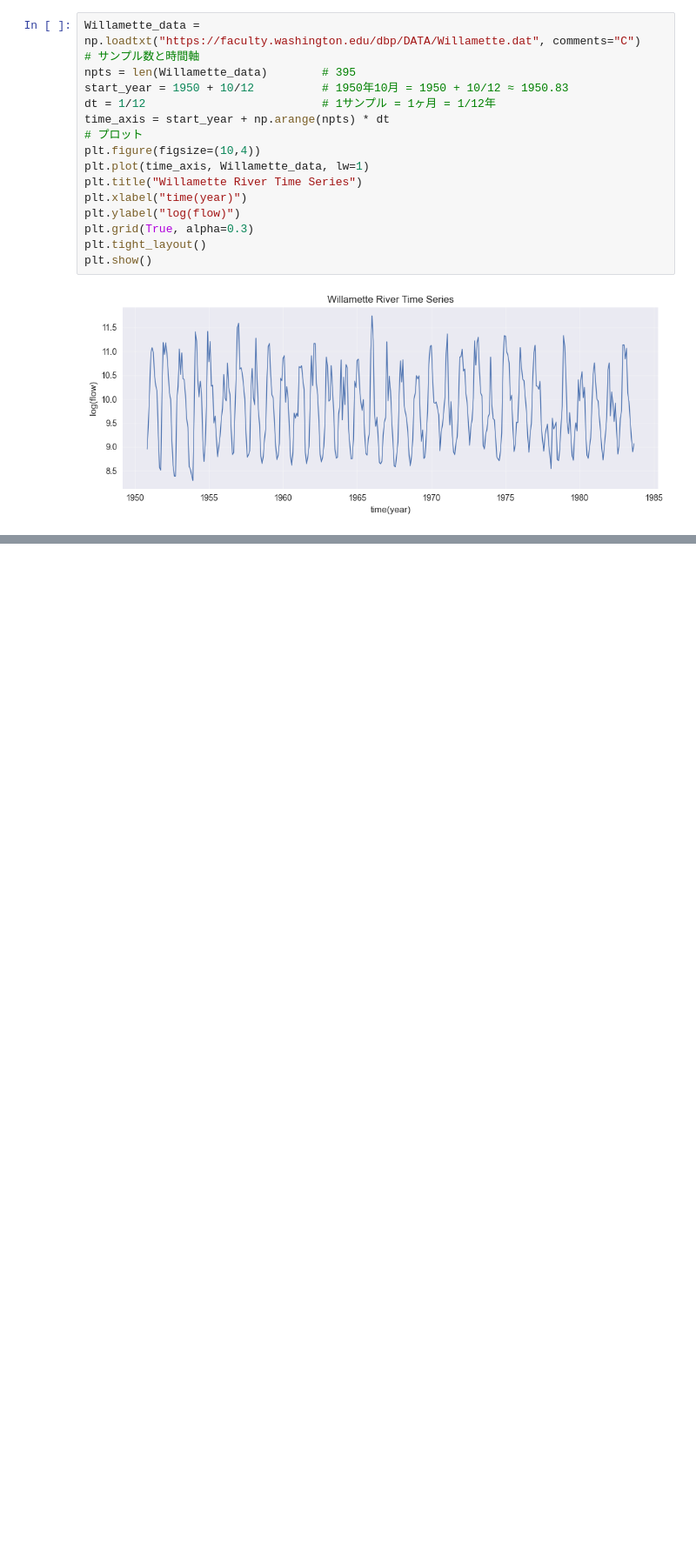
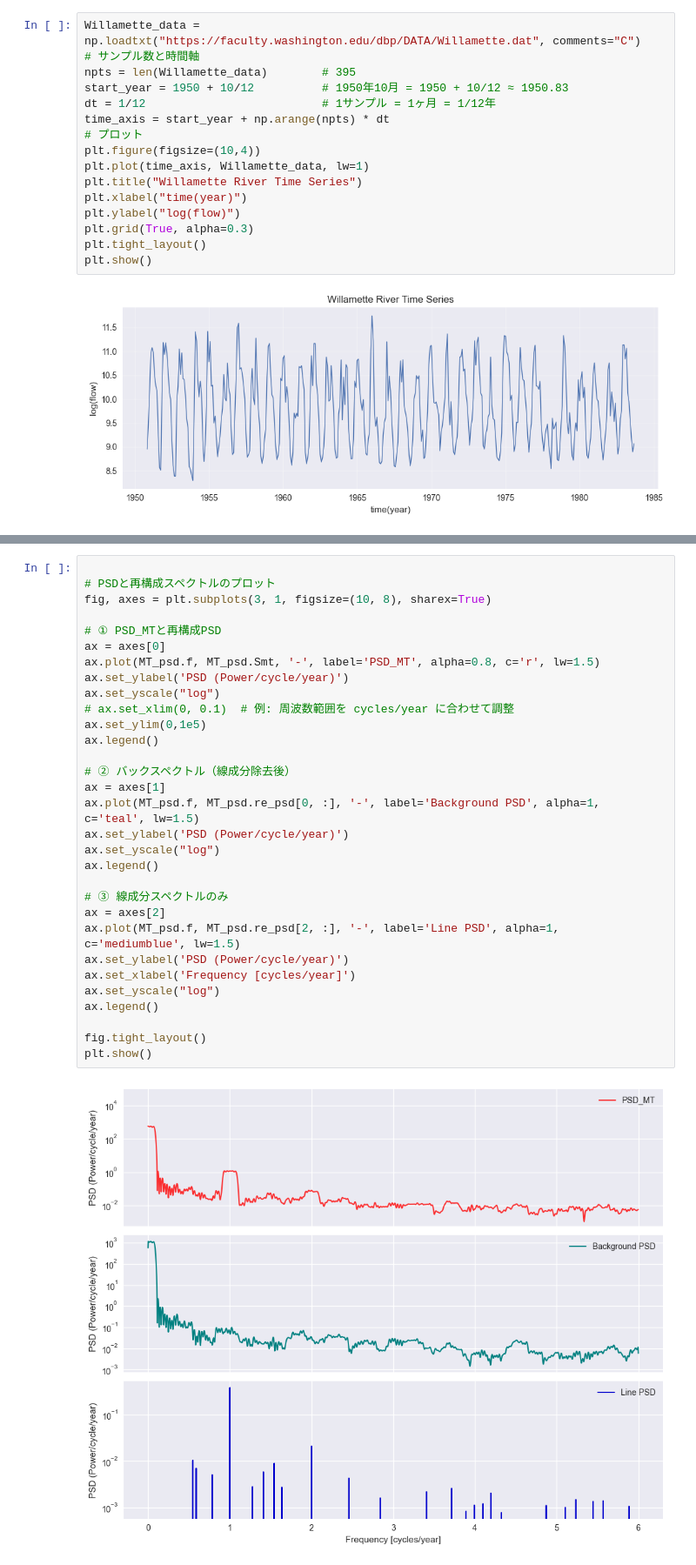
Before and after one commit to Chamusuke/Multitaper_harmonic_Ftest, a Jupyter notebook: example/example.ipynb, the cells around one changed output, grey strips where cells are left out. Shown: that part at 87% size. Saved outputs shown, nothing was run; the diff lists cells and outputs as text; blank space fills up the shorter version.

```diff
--- a/example/example.ipynb
+++ b/example/example.ipynb
@@ -110,3 +148,36 @@ plt.show()
+# %%
+
+# PSDと再構成スペクトルのプロット
+fig, axes = plt.subplots(3, 1, figsize=(10, 8), sharex=True)
+
+# ① PSD_MTと再構成PSD
+ax = axes[0]
+ax.plot(MT_psd.f, MT_psd.Smt, '-', label='PSD_MT', alpha=0.8, c='r', lw=1.5)
+ax.set_ylabel('PSD (Power/cycle/year)')
+ax.set_yscale("log")
+# ax.set_xlim(0, 0.1)  # 例: 周波数範囲を cycles/year に合わせて調整
+ax.set_ylim(0,1e5)
+ax.legend()
+
+# ② バックスペクトル（線成分除去後）
+ax = axes[1]
+ax.plot(MT_psd.f, MT_psd.re_psd[0, :], '-', label='Background PSD', alpha=1, c='teal', lw=1.5)
+ax.set_ylabel('PSD (Power/cycle/year)')
+ax.set_yscale("log")
+ax.legend()
+
+# ③ 線成分スペクトルのみ
+ax = axes[2]
+ax.plot(MT_psd.f, MT_psd.re_psd[2, :], '-', label='Line PSD', alpha=1, c='mediumblue', lw=1.5)
+ax.set_ylabel('PSD (Power/cycle/year)')
+ax.set_xlabel('Frequency [cycles/year]')
+ax.set_yscale("log")
+ax.legend()
+
+fig.tight_layout()
+plt.show()
+# %% [output]
+[figure, added]
 # %%
 # import matplotlib.pyplot as plt
 # import numpy as np
```
Also changed, not shown: parts of 4 cells of this notebook, 1 other file.
